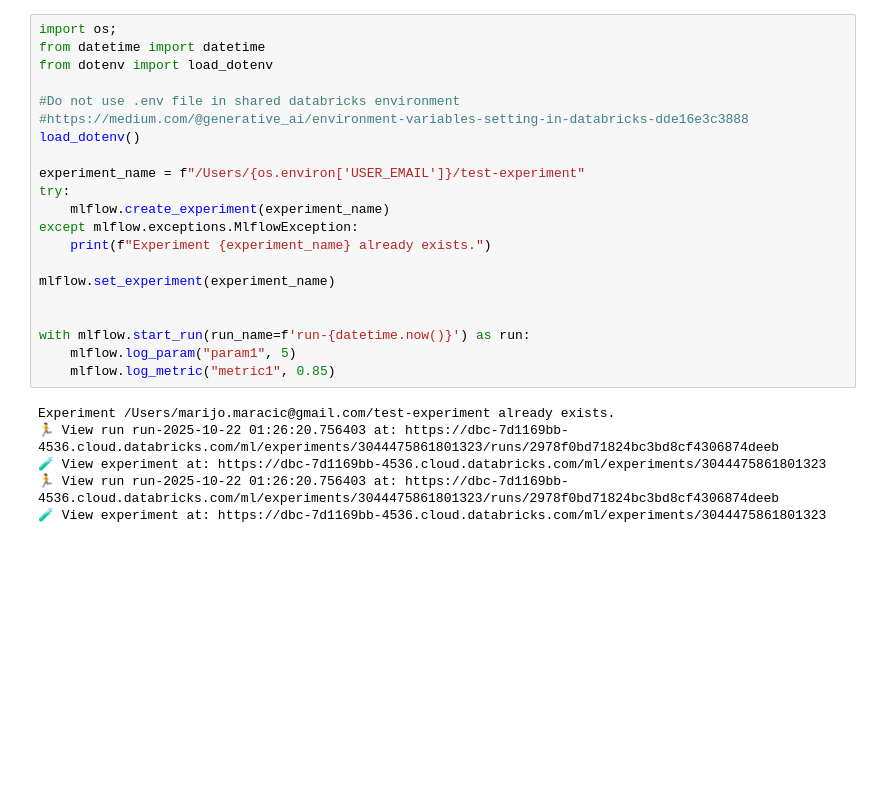
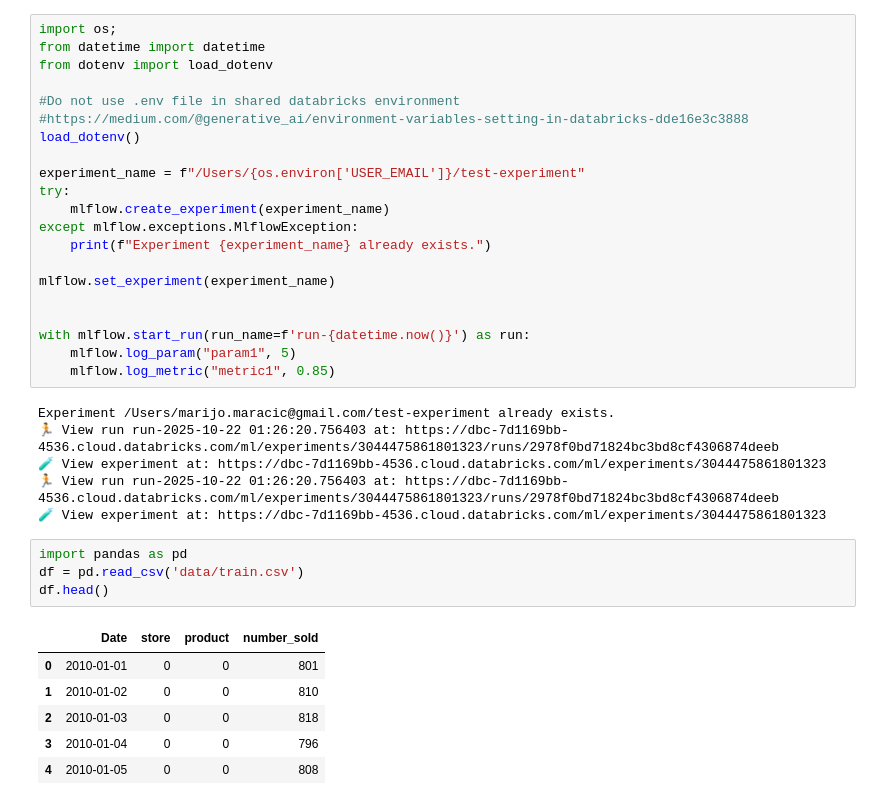
Before and after one commit to mmaracic/ml-databricks-timeseries, a Jupyter notebook: notebook.ipynb, the cells around one changed output. Drawn from its saved outputs; the diff is of its cells as text; blank space fills up the shorter version.

```diff
--- a/notebook.ipynb
+++ b/notebook.ipynb
@@ -33,3 +33,14 @@ Experiment /Users/marijo.maracic@gmail.com/test-experiment already exists.
 🧪 View experiment at: https://dbc-7d1169bb-4536.cloud.databricks.com/ml/experiments/3044475861801323
 🏃 View run run-2025-10-22 01:26:20.756403 at: https://dbc-7d1169bb-4536.cloud.databricks.com/ml/experiments/3044475861801323/runs/2978f0bd71824bc3bd8cf4306874deeb
 🧪 View experiment at: https://dbc-7d1169bb-4536.cloud.databricks.com/ml/experiments/3044475861801323
+# %%
+import pandas as pd
+df = pd.read_csv('data/train.csv')
+df.head()
+# %% [output]
+|  | Date | store | product | number_sold |
+| 0 | 2010-01-01 | 0 | 0 | 801 |
+| 1 | 2010-01-02 | 0 | 0 | 810 |
+| 2 | 2010-01-03 | 0 | 0 | 818 |
+| 3 | 2010-01-04 | 0 | 0 | 796 |
+| 4 | 2010-01-05 | 0 | 0 | 808 |
```
Also changed, not shown: parts of 6 cells of this notebook, 3 other files.
